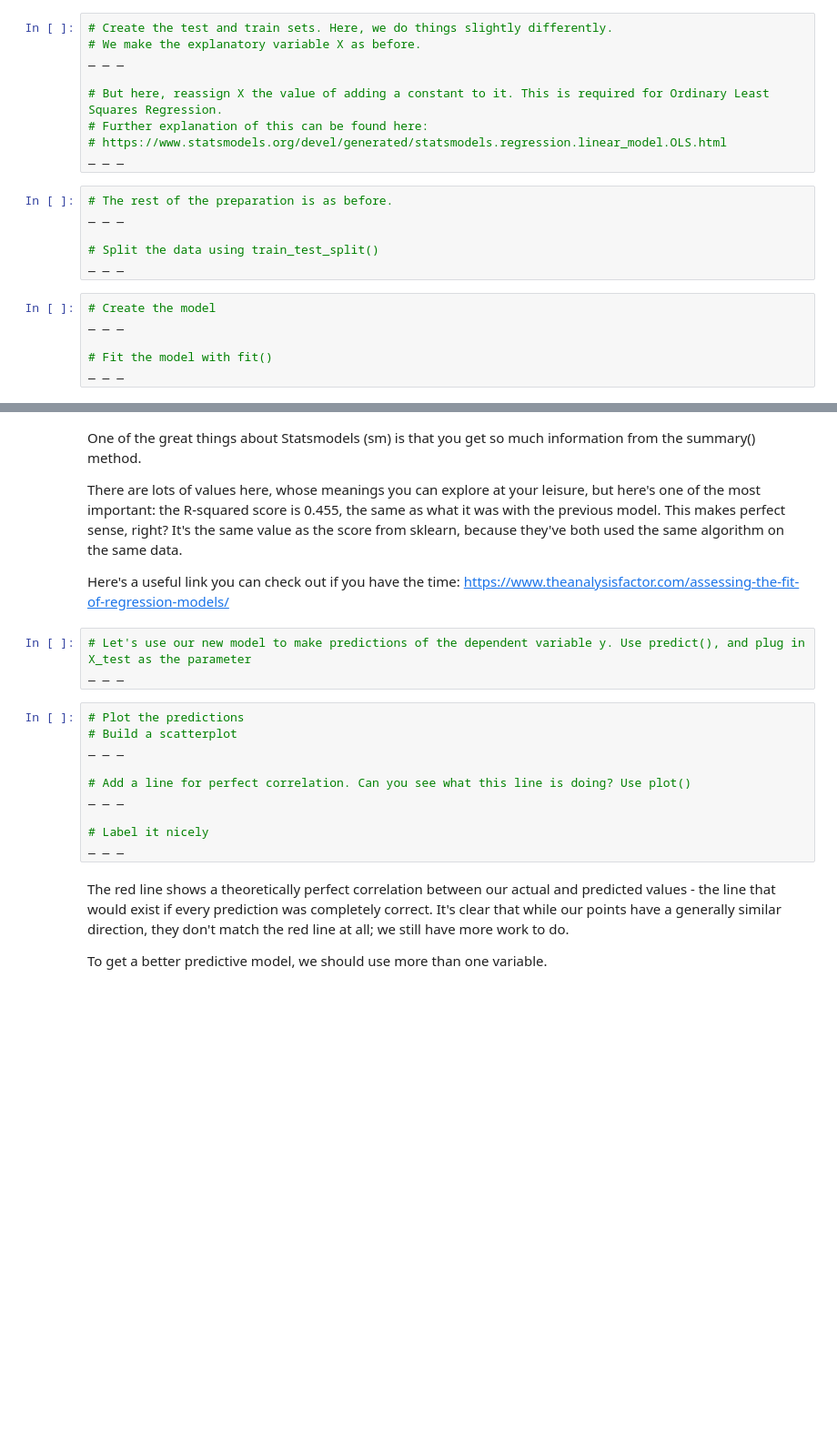
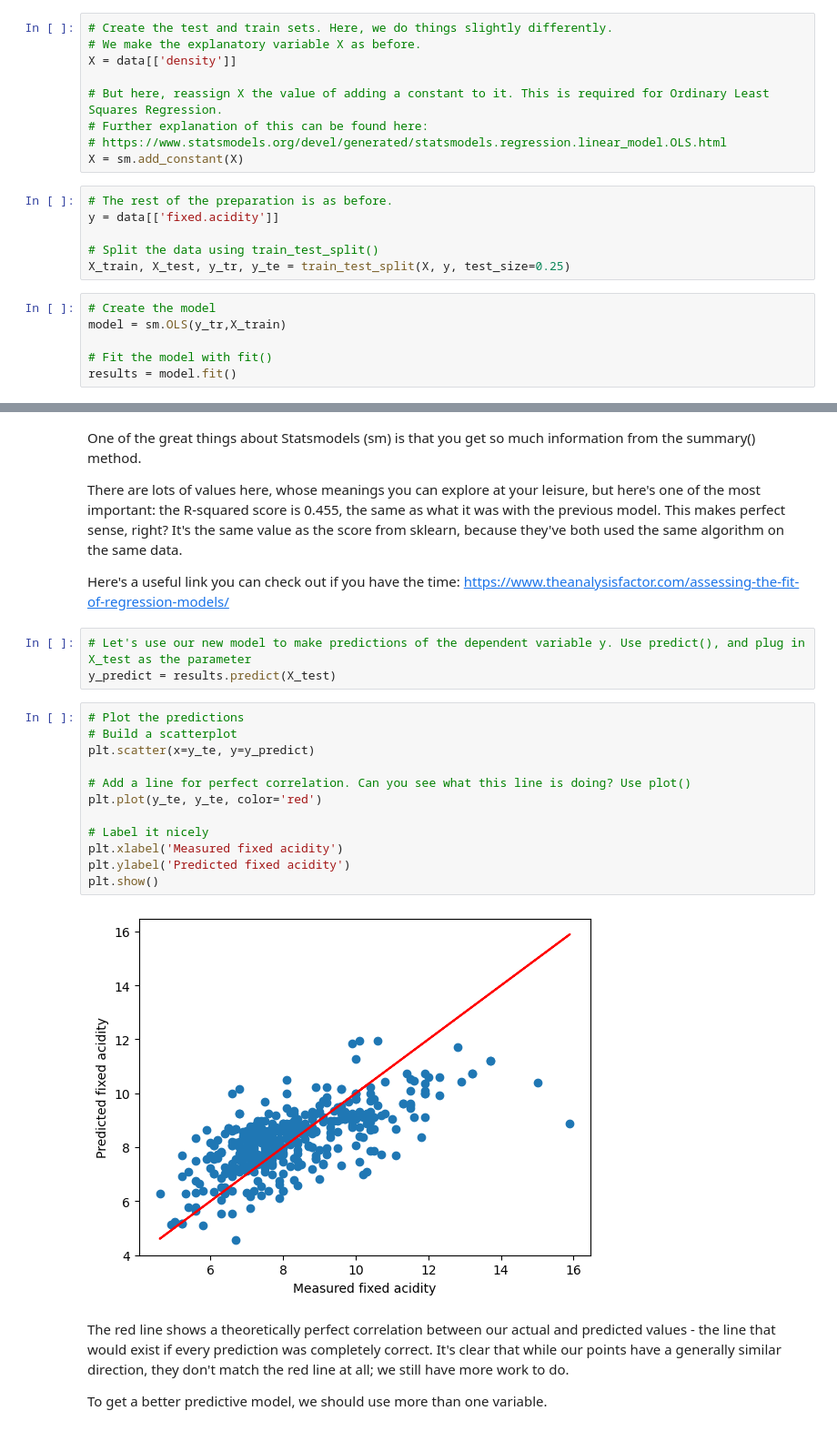
Before and after one commit to zjbrown0689/dsc, a Jupyter notebook: 11.4.1 Case Study - Linear Regression/Springboard Regression Case Study - the Red Wine Dataset - Tier 3.ipynb, the cells around one changed output, grey strips where cells are left out. Shown at 91% size. Drawn from its saved outputs; the diff is of its cells as text; blank space fills up the shorter version.

```diff
--- a/11.4.1 Case Study - Linear Regression/Springboard Regression Case Study - the Red Wine Dataset - Tier 3.ipynb
+++ b/11.4.1 Case Study - Linear Regression/Springboard Regression Case Study - the Red Wine Dataset - Tier 3.ipynb
@@ -306,23 +307,23 @@ Let's build a similar model using a different package, to see if we get a better
 # %%
 # Create the test and train sets. Here, we do things slightly differently.
 # We make the explanatory variable X as before.
-_ _ _
+X = data[['density']]
 
 # But here, reassign X the value of adding a constant to it. This is required for Ordinary Least Squares Regression.
 # Further explanation of this can be found here:
 # https://www.statsmodels.org/devel/generated/statsmodels.regression.linear_model.OLS.html
-_ _ _
+X = sm.add_constant(X)
 # %%
 # The rest of the preparation is as before.
-_ _ _
+y = data[['fixed.acidity']]
 
 # Split the data using train_test_split()
-_ _ _
+X_train, X_test, y_tr, y_te = train_test_split(X, y, test_size=0.25)
 # %%
 # Create the model
-_ _ _
+model = sm.OLS(y_tr,X_train)
 
 # Fit the model with fit()
-_ _ _
+results = model.fit()
 # %%
 # Evaluate the model with .summary()
@@ -335,17 +358,21 @@ There are lots of values here, whose meanings you can explore at your leisure, b
 Here's a useful link you can check out if you have the time: https://www.theanalysisfactor.com/assessing-the-fit-of-regression-models/
 # %%
 # Let's use our new model to make predictions of the dependent variable y. Use predict(), and plug in X_test as the parameter
-_ _ _
+y_predict = results.predict(X_test)
 # %%
 # Plot the predictions
 # Build a scatterplot
-_ _ _
+plt.scatter(x=y_te, y=y_predict)
 
 # Add a line for perfect correlation. Can you see what this line is doing? Use plot()
-_ _ _
+plt.plot(y_te, y_te, color='red')
 
 # Label it nicely
-_ _ _
+plt.xlabel('Measured fixed acidity')
+plt.ylabel('Predicted fixed acidity')
+plt.show()
+# %% [output]
+[figure, added]
 # %% [markdown]
 The red line shows a theoretically perfect correlation between our actual and predicted values - the line that would exist if every prediction was completely correct. It's clear that while our points have a generally similar direction, they don't match the red line at all; we still have more work to do.
 
```
Also changed, not shown: parts of 16 cells of this notebook.
